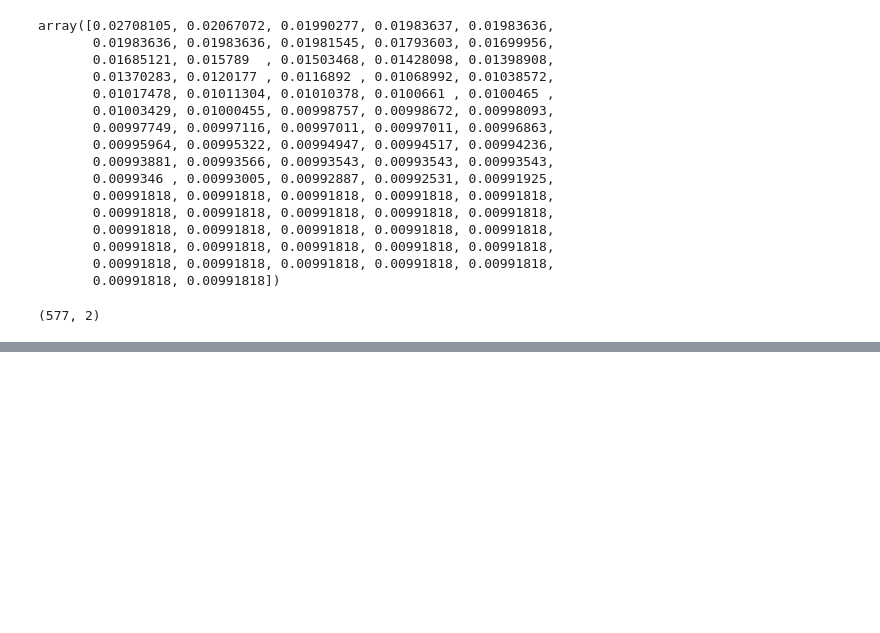
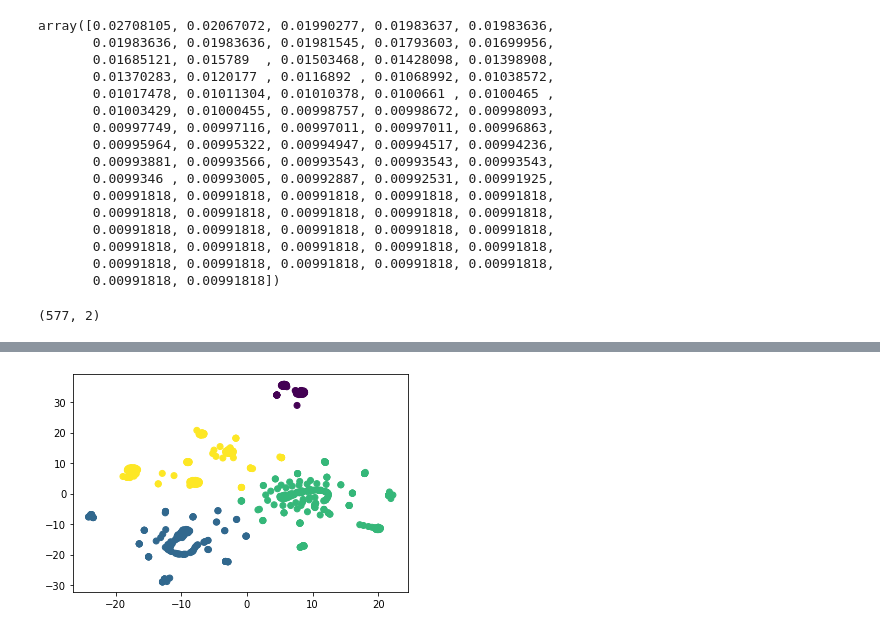
Before and after one commit to DINHC/unsupervisedml, a Jupyter notebook: unsupervisedml.ipynb, the cells around one changed output, grey strips where cells are left out. Cells and saved outputs as stored; diff of their text form; code cells hidden in the pictures; blank space fills up the shorter version.

```diff
--- a/unsupervisedml.ipynb
+++ b/unsupervisedml.ipynb
@@ -219,3 +226,8 @@ plt.show()
+# %%
+plt.scatter(df_pca90['x'], df_pca90['y'], c= model.labels_)
+plt.show()
+# %% [output]
+[figure, added]
 # %%
 inertia = []
 k=[1,2,3,4,5,6,7,8,9,10]
```
Also changed, not shown: parts of 13 cells of this notebook.
